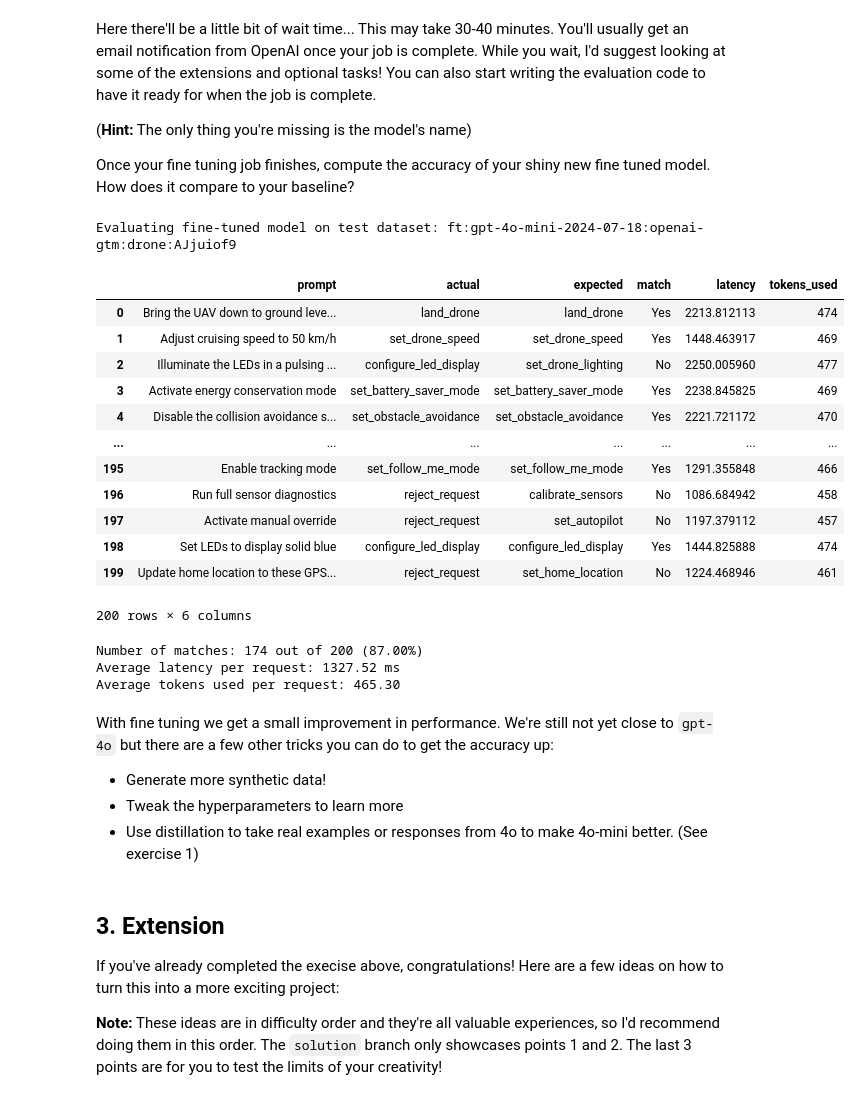
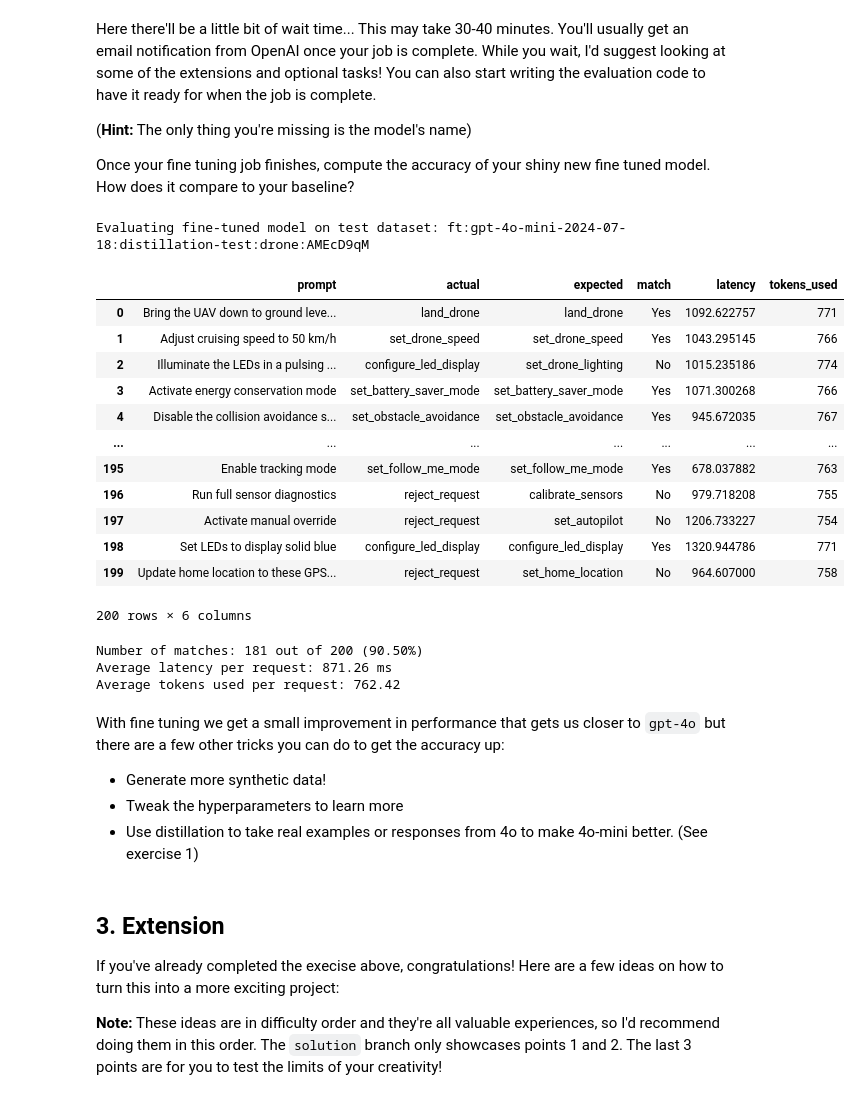
Before and after one commit to teomusatoiu/finetuning_oradea_hack, a Jupyter notebook: 2_program_your_drone/example.ipynb, the cells around one changed output. Drawn from its saved outputs; the diff is of its cells as text; code cells hidden in the pictures.

```diff
--- a/2_program_your_drone/example.ipynb
+++ b/2_program_your_drone/example.ipynb
@@ -550,30 +541,30 @@ Here there'll be a little bit of wait time... This may take 30-40 minutes. You'l
 
 Once your fine tuning job finishes, compute the accuracy of your shiny new fine tuned model. How does it compare to your baseline?
 # %%
-ft_model = "ft:gpt-4o-mini-2024-07-18:openai-gtm:drone:AJjuiof9"
+ft_model = "ft:gpt-4o-mini-2024-07-18:distillation-test:drone:AMEcD9qM"
 
 print(f"\nEvaluating fine-tuned model on test dataset: {ft_model}")
 eval_dataframe(data, ft_model, DRONE_SYSTEM_PROMPT, function_list)
 # %% [output]
-Evaluating fine-tuned model on test dataset: ft:gpt-4o-mini-2024-07-18:openai-gtm:drone:AJjuiof9
+Evaluating fine-tuned model on test dataset: ft:gpt-4o-mini-2024-07-18:distillation-test:drone:AMEcD9qM
 |  | prompt | actual | expected | match | latency | tokens_used |
-| 0 | Bring the UAV down to ground leve... | land_drone | land_drone | Yes | 2213.812113 | 474 |
-| 1 | Adjust cruising speed to 50 km/h | set_drone_speed | set_drone_speed | Yes | 1448.463917 | 469 |
-| 2 | Illuminate the LEDs in a pulsing ... | configure_led_display | set_drone_lighting | No | 2250.005960 | 477 |
-| 3 | Activate energy conservation mode | set_battery_saver_mode | set_battery_saver_mode | Yes | 2238.845825 | 469 |
-| 4 | Disable the collision avoidance s... | set_obstacle_avoidance | set_obstacle_avoidance | Yes | 2221.721172 | 470 |
+| 0 | Bring the UAV down to ground leve... | land_drone | land_drone | Yes | 1092.622757 | 771 |
+| 1 | Adjust cruising speed to 50 km/h | set_drone_speed | set_drone_speed | Yes | 1043.295145 | 766 |
+| 2 | Illuminate the LEDs in a pulsing ... | configure_led_display | set_drone_lighting | No | 1015.235186 | 774 |
+| 3 | Activate energy conservation mode | set_battery_saver_mode | set_battery_saver_mode | Yes | 1071.300268 | 766 |
+| 4 | Disable the collision avoidance s... | set_obstacle_avoidance | set_obstacle_avoidance | Yes | 945.672035 | 767 |
 | ... | ... | ... | ... | ... | ... | ... |
-| 195 | Enable tracking mode | set_follow_me_mode | set_follow_me_mode | Yes | 1291.355848 | 466 |
-| 196 | Run full sensor diagnostics | reject_request | calibrate_sensors | No | 1086.684942 | 458 |
-| 197 | Activate manual override | reject_request | set_autopilot | No | 1197.379112 | 457 |
-| 198 | Set LEDs to display solid blue | configure_led_display | configure_led_display | Yes | 1444.825888 | 474 |
-| 199 | Update home location to these GPS... | reject_request | set_home_location | No | 1224.468946 | 461 |
+| 195 | Enable tracking mode | set_follow_me_mode | set_follow_me_mode | Yes | 678.037882 | 763 |
+| 196 | Run full sensor diagnostics | reject_request | calibrate_sensors | No | 979.718208 | 755 |
+| 197 | Activate manual override | reject_request | set_autopilot | No | 1206.733227 | 754 |
+| 198 | Set LEDs to display solid blue | configure_led_display | configure_led_display | Yes | 1320.944786 | 771 |
+| 199 | Update home location to these GPS... | reject_request | set_home_location | No | 964.607000 | 758 |
 200 rows × 6 columns
-Number of matches: 174 out of 200 (87.00%)
-Average latency per request: 1327.52 ms
-Average tokens used per request: 465.30
+Number of matches: 181 out of 200 (90.50%)
+Average latency per request: 871.26 ms
+Average tokens used per request: 762.42
 # %% [markdown]
-With fine tuning we get a small improvement in performance. We're still not yet close to `gpt-4o` but there are a few other tricks you can do to get the accuracy up:
+With fine tuning we get a small improvement in performance that gets us closer to `gpt-4o` but there are a few other tricks you can do to get the accuracy up:
 - Generate more synthetic data!
 - Tweak the hyperparameters to learn more
 - Use distillation to take real examples or responses from 4o to make 4o-mini better. (See exercise 1)
```
Also changed, not shown: parts of 5 cells of this notebook.
